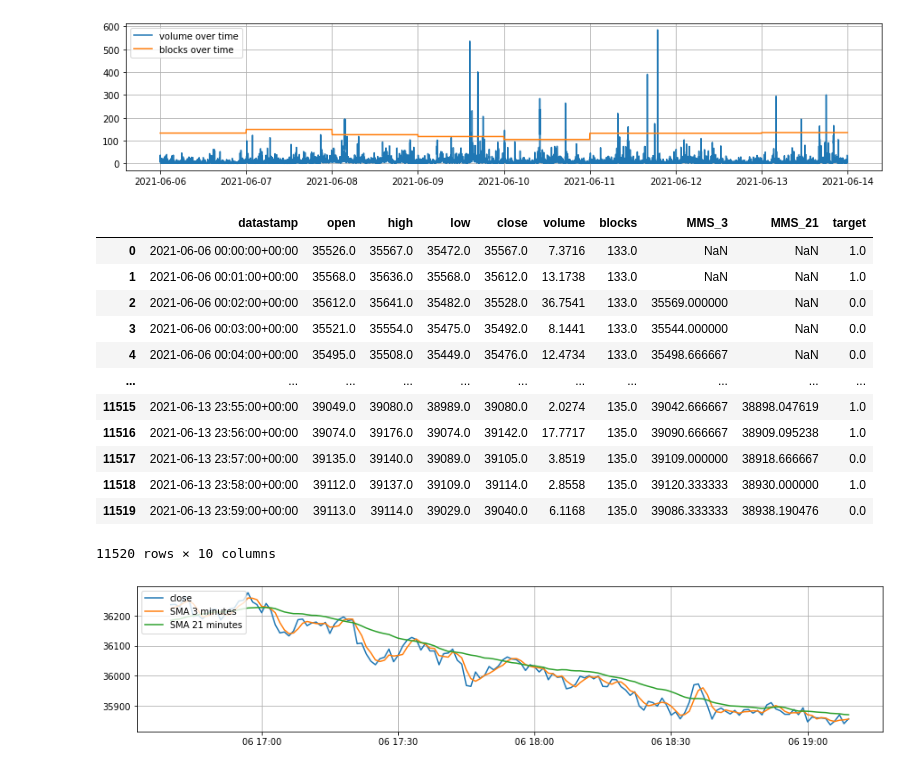
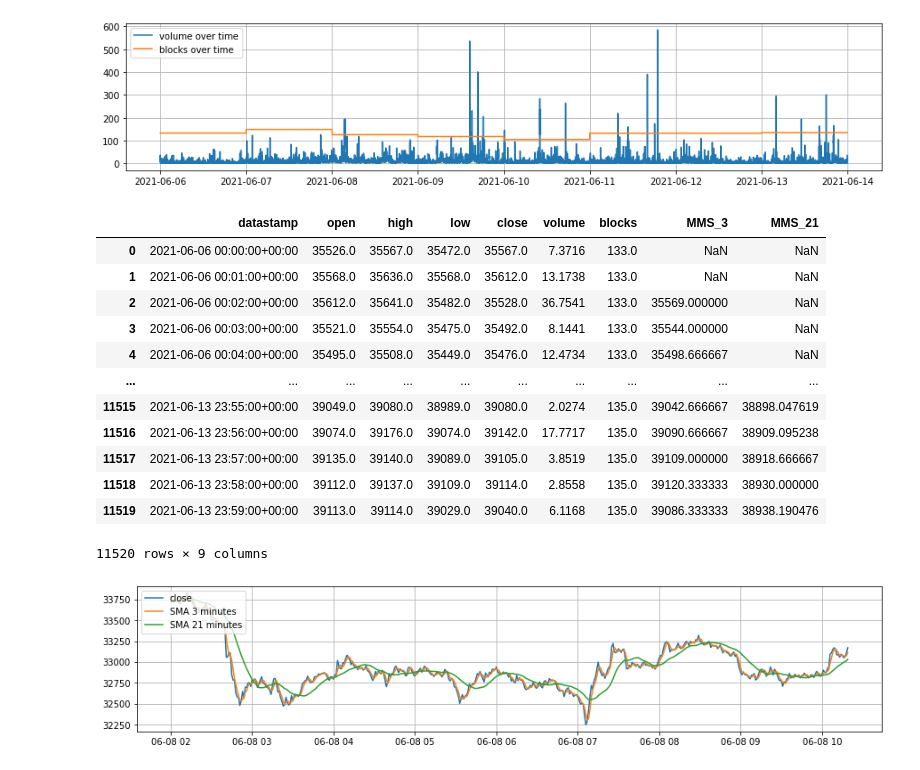
Before and after one commit to FerPapi/transfero_challenge_fp, a Jupyter notebook: Q3.ipynb, the cells around one changed output. Saved outputs shown, nothing was run; the diff lists cells and outputs as text; code cells hidden in the pictures.

```diff
--- a/Q3.ipynb
+++ b/Q3.ipynb
@@ -171,36 +155,37 @@ asof_join_df
 [figure]
 # %%
 # 3c) Simple moving average features -- 3 periods and 21 periods
+
 moving_average_df = asof_join_df
 
 from src.dataframe_operations import create_moving_average_feature
 
 moving_average_df = create_moving_average_feature(moving_average_df, 'MMS_3', 'close', 3)
 moving_average_df = create_moving_average_feature(moving_average_df, 'MMS_21', 'close', 21)
 
 # sanity check plotting
 plt.figure(figsize=[15,3])
 plt.grid(True)
-start = 1000
-end = 1150
+start = 3000
+end = 3500
 plt.plot(moving_average_df['datastamp'][start:end], moving_average_df['close'][start:end] ,label='close')
 plt.plot(moving_average_df['datastamp'][start:end], moving_average_df['MMS_3'][start:end] ,label='SMA 3 minutes')
 plt.plot(moving_average_df['datastamp'][start:end], moving_average_df['MMS_21'][start:end] ,label='SMA 21 minutes')
 plt.legend(loc=2)
 
 moving_average_df
 # %% [output]
-|  | datastamp | open | high | low | close | volume | blocks | MMS_3 | MMS_21 | target |
-| 0 | 2021-06-06 00:00:00+00:00 | 35526.0 | 35567.0 | 35472.0 | 35567.0 | 7.3716 | 133.0 | NaN | NaN | 1.0 |
-| 1 | 2021-06-06 00:01:00+00:00 | 35568.0 | 35636.0 | 35568.0 | 35612.0 | 13.1738 | 133.0 | NaN | NaN | 1.0 |
-| 2 | 2021-06-06 00:02:00+00:00 | 35612.0 | 35641.0 | 35482.0 | 35528.0 | 36.7541 | 133.0 | 35569.000000 | NaN | 0.0 |
-| 3 | 2021-06-06 00:03:00+00:00 | 35521.0 | 35554.0 | 35475.0 | 35492.0 | 8.1441 | 133.0 | 35544.000000 | NaN | 0.0 |
-| 4 | 2021-06-06 00:04:00+00:00 | 35495.0 | 35508.0 | 35449.0 | 35476.0 | 12.4734 | 133.0 | 35498.666667 | NaN | 0.0 |
-| ... | ... | ... | ... | ... | ... | ... | ... | ... | ... | ... |
-| 11515 | 2021-06-13 23:55:00+00:00 | 39049.0 | 39080.0 | 38989.0 | 39080.0 | 2.0274 | 135.0 | 39042.666667 | 38898.047619 | 1.0 |
-| 11516 | 2021-06-13 23:56:00+00:00 | 39074.0 | 39176.0 | 39074.0 | 39142.0 | 17.7717 | 135.0 | 39090.666667 | 38909.095238 | 1.0 |
-| 11517 | 2021-06-13 23:57:00+00:00 | 39135.0 | 39140.0 | 39089.0 | 39105.0 | 3.8519 | 135.0 | 39109.000000 | 38918.666667 | 0.0 |
-| 11518 | 2021-06-13 23:58:00+00:00 | 39112.0 | 39137.0 | 39109.0 | 39114.0 | 2.8558 | 135.0 | 39120.333333 | 38930.000000 | 1.0 |
-| 11519 | 2021-06-13 23:59:00+00:00 | 39113.0 | 39114.0 | 39029.0 | 39040.0 | 6.1168 | 135.0 | 39086.333333 | 38938.190476 | 0.0 |
+|  | datastamp | open | high | low | close | volume | blocks | MMS_3 | MMS_21 |
+| 0 | 2021-06-06 00:00:00+00:00 | 35526.0 | 35567.0 | 35472.0 | 35567.0 | 7.3716 | 133.0 | NaN | NaN |
+| 1 | 2021-06-06 00:01:00+00:00 | 35568.0 | 35636.0 | 35568.0 | 35612.0 | 13.1738 | 133.0 | NaN | NaN |
+| 2 | 2021-06-06 00:02:00+00:00 | 35612.0 | 35641.0 | 35482.0 | 35528.0 | 36.7541 | 133.0 | 35569.000000 | NaN |
+| 3 | 2021-06-06 00:03:00+00:00 | 35521.0 | 35554.0 | 35475.0 | 35492.0 | 8.1441 | 133.0 | 35544.000000 | NaN |
+| 4 | 2021-06-06 00:04:00+00:00 | 35495.0 | 35508.0 | 35449.0 | 35476.0 | 12.4734 | 133.0 | 35498.666667 | NaN |
+| ... | ... | ... | ... | ... | ... | ... | ... | ... | ... |
+| 11515 | 2021-06-13 23:55:00+00:00 | 39049.0 | 39080.0 | 38989.0 | 39080.0 | 2.0274 | 135.0 | 39042.666667 | 38898.047619 |
+| 11516 | 2021-06-13 23:56:00+00:00 | 39074.0 | 39176.0 | 39074.0 | 39142.0 | 17.7717 | 135.0 | 39090.666667 | 38909.095238 |
+| 11517 | 2021-06-13 23:57:00+00:00 | 39135.0 | 39140.0 | 39089.0 | 39105.0 | 3.8519 | 135.0 | 39109.000000 | 38918.666667 |
+| 11518 | 2021-06-13 23:58:00+00:00 | 39112.0 | 39137.0 | 39109.0 | 39114.0 | 2.8558 | 135.0 | 39120.333333 | 38930.000000 |
+| 11519 | 2021-06-13 23:59:00+00:00 | 39113.0 | 39114.0 | 39029.0 | 39040.0 | 6.1168 | 135.0 | 39086.333333 | 38938.190476 |
-11520 rows × 10 columns
+11520 rows × 9 columns
-[figure, old version]
+[figure, new version]
```
Also changed, not shown: parts of 13 cells of this notebook, 1 other file.
